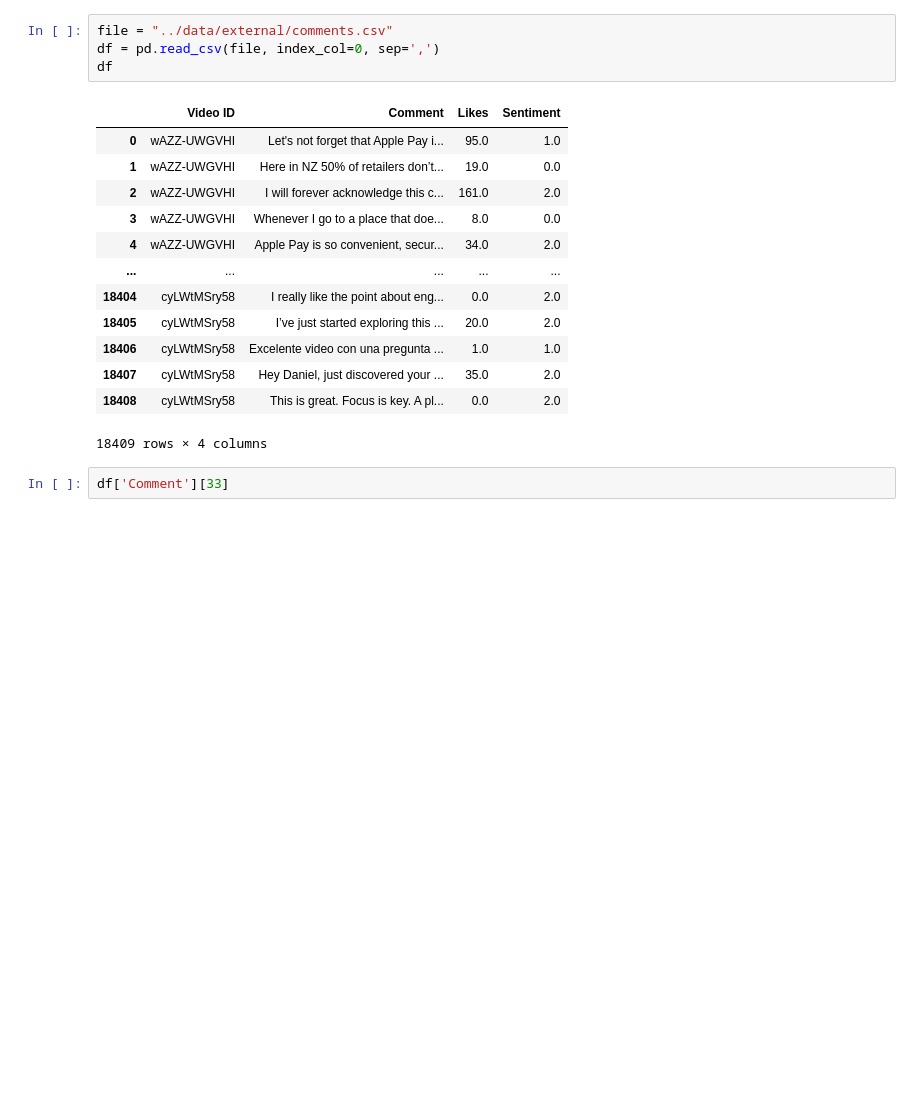
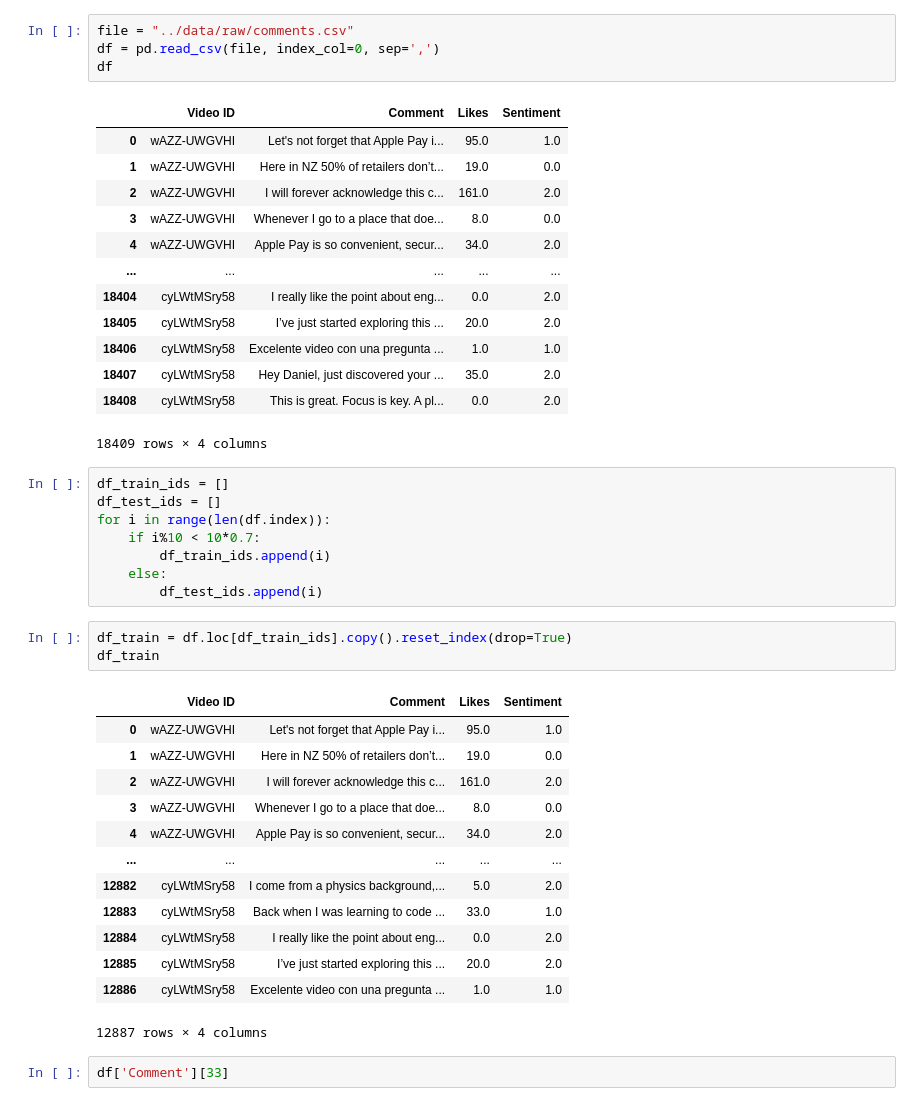
Before and after one commit to polvilavella/taed-youtube, a Jupyter notebook: notebooks/model_definition.ipynb, the cells around one changed output. Saved outputs shown, nothing was run; the diff lists cells and outputs as text; blank space fills up the shorter version.

```diff
--- a/notebooks/model_definition.ipynb
+++ b/notebooks/model_definition.ipynb
@@ -62,5 +69,5 @@ X_train, X_test, y_train, y_test = train_test_split(comments, target, test_size=
 # %%
-file = "../data/external/comments.csv"
+file = "../data/raw/comments.csv"
 df = pd.read_csv(file, index_col=0, sep=',')
 df
 # %% [output]
@@ -77,6 +84,31 @@ df
 | 18407 | cyLWtMSry58 | Hey Daniel, just discovered your ... | 35.0 | 2.0 |
 | 18408 | cyLWtMSry58 | This is great. Focus is key. A pl... | 0.0 | 2.0 |
 18409 rows × 4 columns
+# %%
+df_train_ids = []
+df_test_ids = []
+for i in range(len(df.index)):
+    if i%10 < 10*0.7:
+        df_train_ids.append(i)
+    else:
+        df_test_ids.append(i)
+# %%
+df_train = df.loc[df_train_ids].copy().reset_index(drop=True)
+df_train
+# %% [output]
+|  | Video ID | Comment | Likes | Sentiment |
+| 0 | wAZZ-UWGVHI | Let's not forget that Apple Pay i... | 95.0 | 1.0 |
+| 1 | wAZZ-UWGVHI | Here in NZ 50% of retailers don’t... | 19.0 | 0.0 |
+| 2 | wAZZ-UWGVHI | I will forever acknowledge this c... | 161.0 | 2.0 |
+| 3 | wAZZ-UWGVHI | Whenever I go to a place that doe... | 8.0 | 0.0 |
+| 4 | wAZZ-UWGVHI | Apple Pay is so convenient, secur... | 34.0 | 2.0 |
+| ... | ... | ... | ... | ... |
+| 12882 | cyLWtMSry58 | I come from a physics background,... | 5.0 | 2.0 |
+| 12883 | cyLWtMSry58 | Back when I was learning to code ... | 33.0 | 1.0 |
+| 12884 | cyLWtMSry58 | I really like the point about eng... | 0.0 | 2.0 |
+| 12885 | cyLWtMSry58 | I’ve just started exploring this ... | 20.0 | 2.0 |
+| 12886 | cyLWtMSry58 | Excelente video con una pregunta ... | 1.0 | 1.0 |
+12887 rows × 4 columns
 # %%
 df['Comment'][33]
 # %% [output]
```
Also changed, not shown: parts of 4 cells of this notebook.
